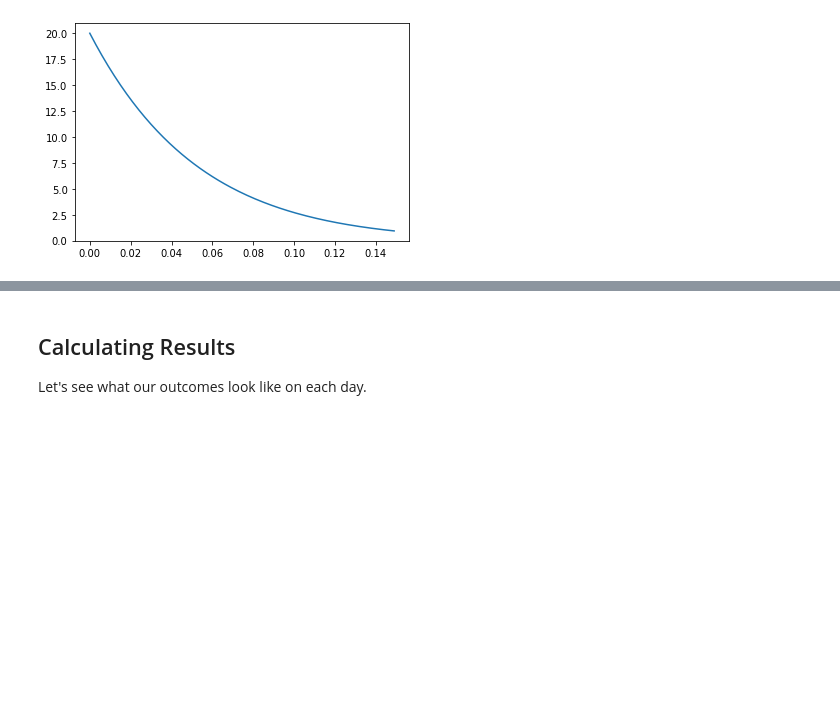
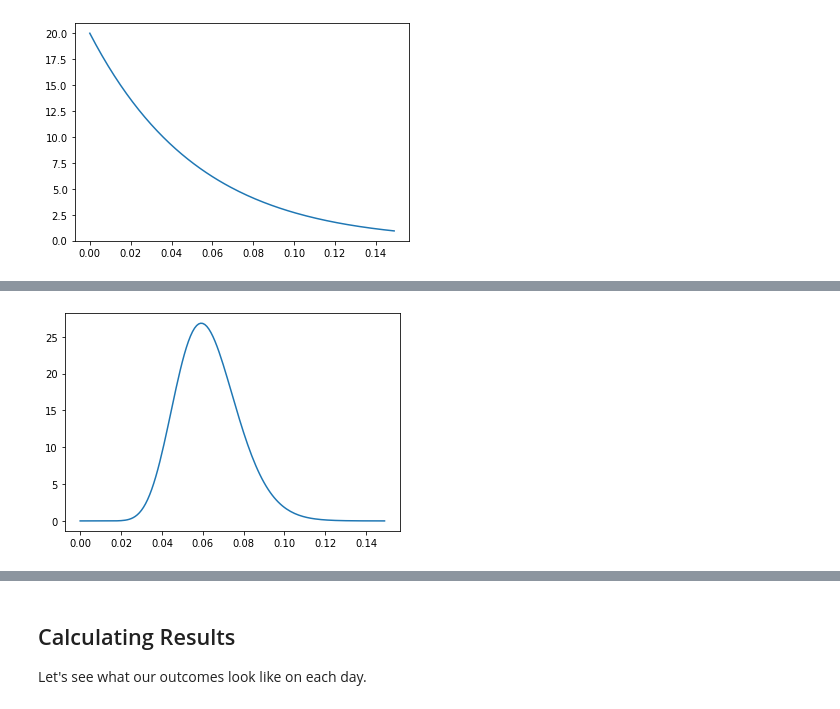
Before and after one commit to javidjamae/data-science, a Jupyter notebook: experimentation/Bayesian-a-b-testing.ipynb, the cells around one changed output, grey strips where cells are left out. Drawn from its saved outputs; the diff is of its cells as text; code cells hidden in the pictures; blank space fills up the shorter version.

```diff
--- a/statistics/Bayesian-a-b-testing.ipynb
+++ b/experimentation/Bayesian-a-b-testing.ipynb
@@ -129,0 +228,9 @@ Using our $\alpha=1$ and $\beta=20$ we get:
+# %%
+a = 5+11
+b = 100+150-11
+x = np.arange (0.0, .15, 0.001)
+y = beta.pdf(x,a,b)
+plt.plot(x,y)
+plt.show()
+# %% [output]
+[figure, added]
```
Also changed, not shown: parts of 36 cells of this notebook.
